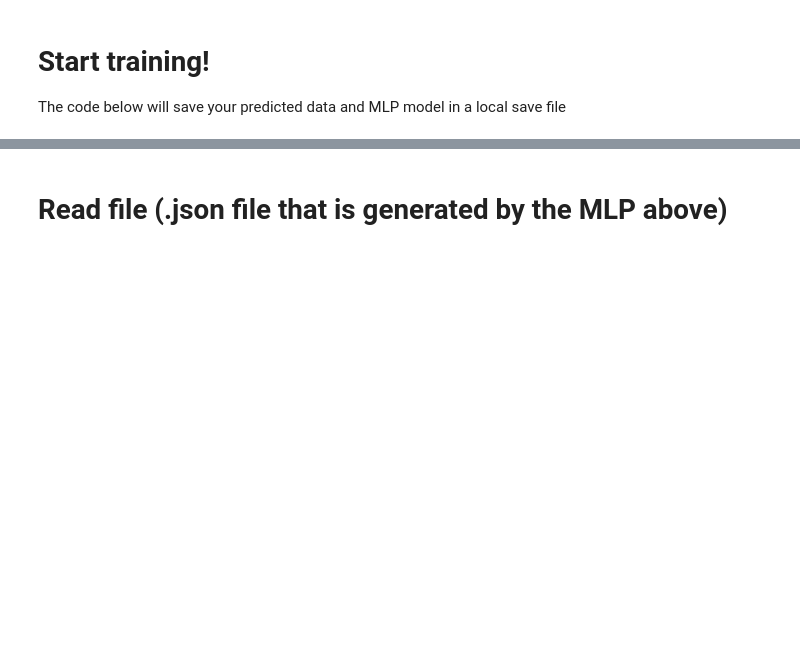
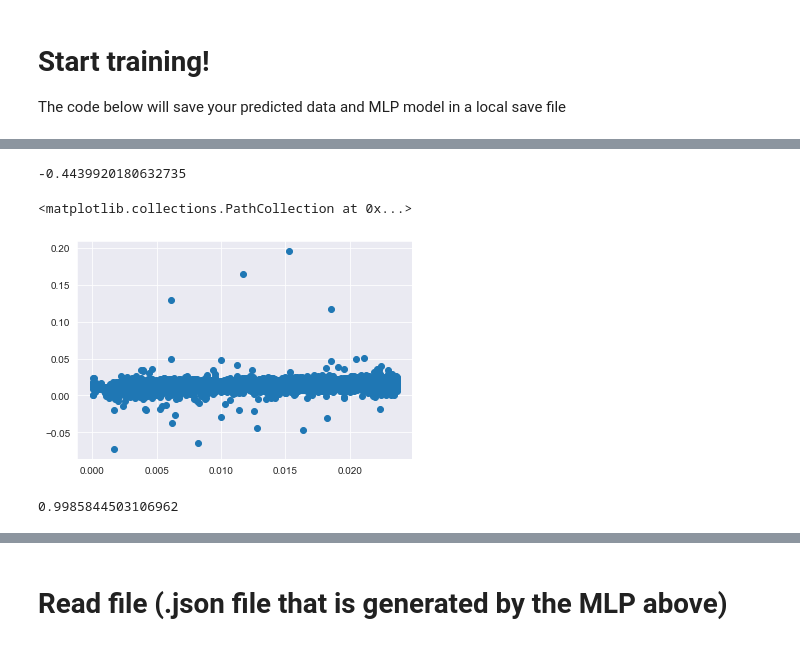
Before and after one commit to NiwEoj/Dr-Soo-ML, a Jupyter notebook: First ML/First ML.ipynb, the cells around one changed output, grey strips where cells are left out. Cells and saved outputs as stored; diff of their text form; code cells hidden in the pictures; blank space fills up the shorter version.

```diff
--- a/First ML/First ML.ipynb
+++ b/First ML/First ML.ipynb
@@ -179,0 +175,25 @@ list(range(5))
+# %%
+mlp = MLPRegressor(hidden_layer_sizes=(100,100,100),activation='relu', solver='adam',batch_size='auto', random_state = 33)
+scaler = StandardScaler()
+trainX, testX, trainY, testY = train_test_split(d, datasetY[1],random_state=1, test_size=0.7)
+trainX = scaler.fit_transform(trainX)
+testX = scaler.transform(testX)
+regr = mlp.fit(trainX,trainY)
+print(regr.score(testX,testY))
+plt.scatter(testY,mlp.predict(testX))
+# %% [output]
+-0.4439920180632735
+<matplotlib.collections.PathCollection at 0x...>
+[figure, added]
+# %%
+mlp = MLPRegressor(hidden_layer_sizes=(100,100,100),activation='relu', solver='adam',batch_size='auto', random_state = 33)
+scaler = StandardScaler()
+x = np.random.rand(500,2)*10
+y = x[:,0]**2 - 3*x[:,1] + np.random.rand(500)*2
+TRx, TSx, TRy, TSy = train_test_split(x, y,random_state=1, test_size=0.7)
+TRx = scaler.fit_transform(TRx)
+TSx = scaler.transform(TSx)
+regr = mlp.fit(TRx,TRy)
+print(regr.score(TSx,TSy))
+# %% [output]
+0.9985844503106962
```
Also changed, not shown: parts of 8 cells of this notebook.
